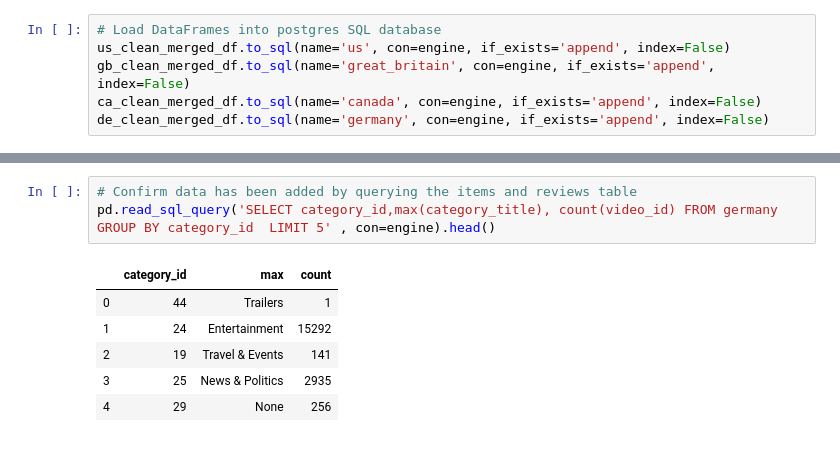
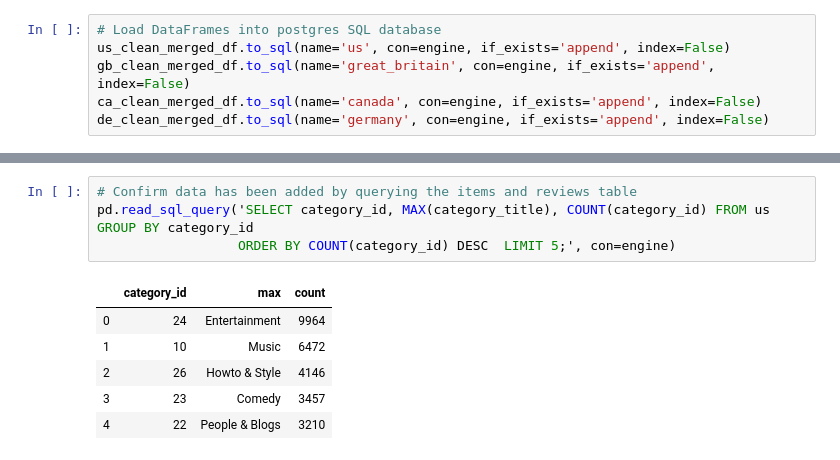
Before and after one commit to GitGTBoot/ETL-Project, a Jupyter notebook: ETL-Project.ipynb, the cells around one changed output, grey strips where cells are left out. Saved outputs shown, nothing was run; the diff lists cells and outputs as text.

```diff
--- a/ETL-Project.ipynb
+++ b/ETL-Project.ipynb
@@ -262,10 +271,11 @@ de_clean_merged_df.to_sql(name='germany', con=engine, if_exists='append', index=
 # %%
 # Confirm data has been added by querying the items and reviews table
-pd.read_sql_query('SELECT category_id,max(category_title), count(video_id) FROM germany GROUP BY category_id  LIMIT 5' , con=engine).head()
+pd.read_sql_query('SELECT category_id, MAX(category_title), COUNT(category_id) FROM us GROUP BY category_id
+                  ORDER BY COUNT(category_id) DESC  LIMIT 5;', con=engine)
 # %% [output]
 |  | category_id | max | count |
-| 0 | 44 | Trailers | 1 |
-| 1 | 24 | Entertainment | 15292 |
-| 2 | 19 | Travel & Events | 141 |
-| 3 | 25 | News & Politics | 2935 |
-| 4 | 29 | None | 256 |
+| 0 | 24 | Entertainment | 9964 |
+| 1 | 10 | Music | 6472 |
+| 2 | 26 | Howto & Style | 4146 |
+| 3 | 23 | Comedy | 3457 |
+| 4 | 22 | People & Blogs | 3210 |
```
Also changed, not shown: parts of 2 cells of this notebook.
